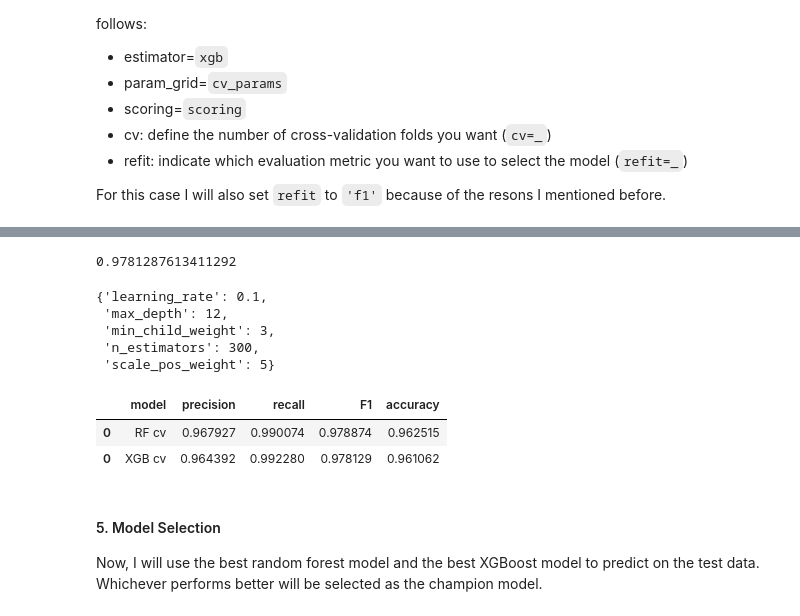
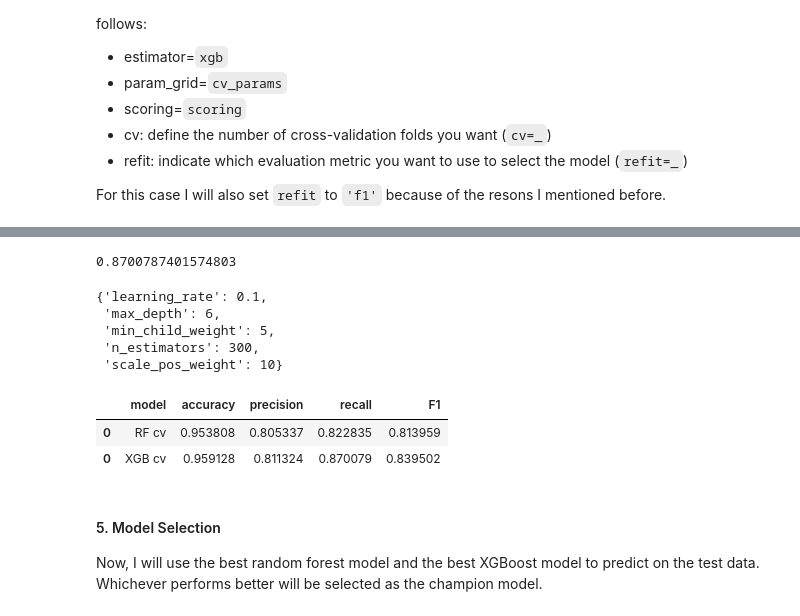
Before and after one commit to CarlosMEbratt/Spam-detection, a Jupyter notebook: main.ipynb, the cells around one changed output, grey strips where cells are left out. Cells and saved outputs as stored; diff of their text form; code cells hidden in the pictures.

```diff
--- a/main.ipynb
+++ b/main.ipynb
@@ -170,22 +170,22 @@ df.head()
 # %% [markdown]
 > Following data cleaning, we proceed to feature engineering. The initial step entails encoding the 'spam' feature using scikit-learn's LabelEncoder class.
 # %%
-# # Using sci-kit learn to label encode the spam column
+# Using sci-kit learn to label encode the spam column
 
-# from sklearn.preprocessing import LabelEncoder
-# le = LabelEncoder()
-# df['spam'] = le.fit_transform(df['spam'])
-# df.head()
+from sklearn.preprocessing import LabelEncoder
+le = LabelEncoder()
+df['spam'] = le.fit_transform(df['spam'])
+df.head()
 
-def manual_label_encoder(labels):
+# def manual_label_encoder(labels):
 
-  encoding_map = {"spam": 0, "ham": 1}  # Adjust class labels and their corresponding values
-  encoded_labels = []
-  for label in labels:
-    encoded_labels.append(encoding_map[label])
-  return encoded_labels
+#   encoding_map = {"spam": 0, "ham": 1}  # Adjust class labels and their corresponding values
+#   encoded_labels = []
+#   for label in labels:
+#     encoded_labels.append(encoding_map[label])
+#   return encoded_labels
 
-df['spam'] = manual_label_encoder(df['spam'])
+# df['spam'] = manual_label_encoder(df['spam'])
 
 df.head()
 # %% [output]
@@ -502,13 +502,14 @@ cv_params = {'max_depth': [None],
              'min_samples_leaf': [2],
              'min_samples_split': [2],
              'n_estimators': [300],
+             'class_weight': ['imbalanced', 'balanced'],
              }
 
 # 3. Define a dictionary of scoring metrics to capture
 scoring = ['accuracy', 'precision', 'recall', 'f1']
 
 # 4. Instantiate the GridSearchCV object
-rf_cv = GridSearchCV(rf, cv_params, scoring=scoring, cv=4, refit='f1')
+rf_cv = GridSearchCV(rf, cv_params, scoring=scoring, cv=4, refit='recall')
 # %%
 %%time
 rf_cv.fit(X_train, y_train)
@@ -618,7 +640,7 @@ cv_params = {'max_depth': [6, 12],
 scoring = ['accuracy', 'precision', 'recall', 'f1']
 
 # 4. Instantiate the GridSearchCV object
-xgb_cv = GridSearchCV(xgb, cv_params, scoring=scoring, cv=4, refit='f1')
+xgb_cv = GridSearchCV(xgb, cv_params, scoring=scoring, cv=4, refit='recall')
 # %%
 %%time
 xgb_cv.fit(X_train, y_train)
@@ -649,25 +671,25 @@ GridSearchCV(cv=4,
 # Examine best score
 xgb_cv.best_score_
 # %% [output]
-0.9781287613411292
+0.8700787401574803
 # %%
 # Examine best parameters
 xgb_cv.best_params_
 # %% [output]
 {'learning_rate': 0.1,
- 'max_depth': 12,
- 'min_child_weight': 3,
+ 'max_depth': 6,
+ 'min_child_weight': 5,
  'n_estimators': 300,
- 'scale_pos_weight': 5}
+ 'scale_pos_weight': 10}
 # %%
 # Call 'make_results()' on the GridSearch object
-xgb_cv_results = make_results('XGB cv', xgb_cv, 'f1')
+xgb_cv_results = make_results('XGB cv', xgb_cv, 'recall')
 results = pd.concat([results, xgb_cv_results], axis=0)
 results
 # %% [output]
-|  | model | precision | recall | F1 | accuracy |
-| 0 | RF cv | 0.967927 | 0.990074 | 0.978874 | 0.962515 |
-| 0 | XGB cv | 0.964392 | 0.992280 | 0.978129 | 0.961062 |
+|  | model | accuracy | precision | recall | F1 |
+| 0 | RF cv | 0.953808 | 0.805337 | 0.822835 | 0.813959 |
+| 0 | XGB cv | 0.959128 | 0.811324 | 0.870079 | 0.839502 |
 # %% [markdown]
 #### 5. Model Selection
 
```
Also changed, not shown: parts of 20 cells of this notebook.
